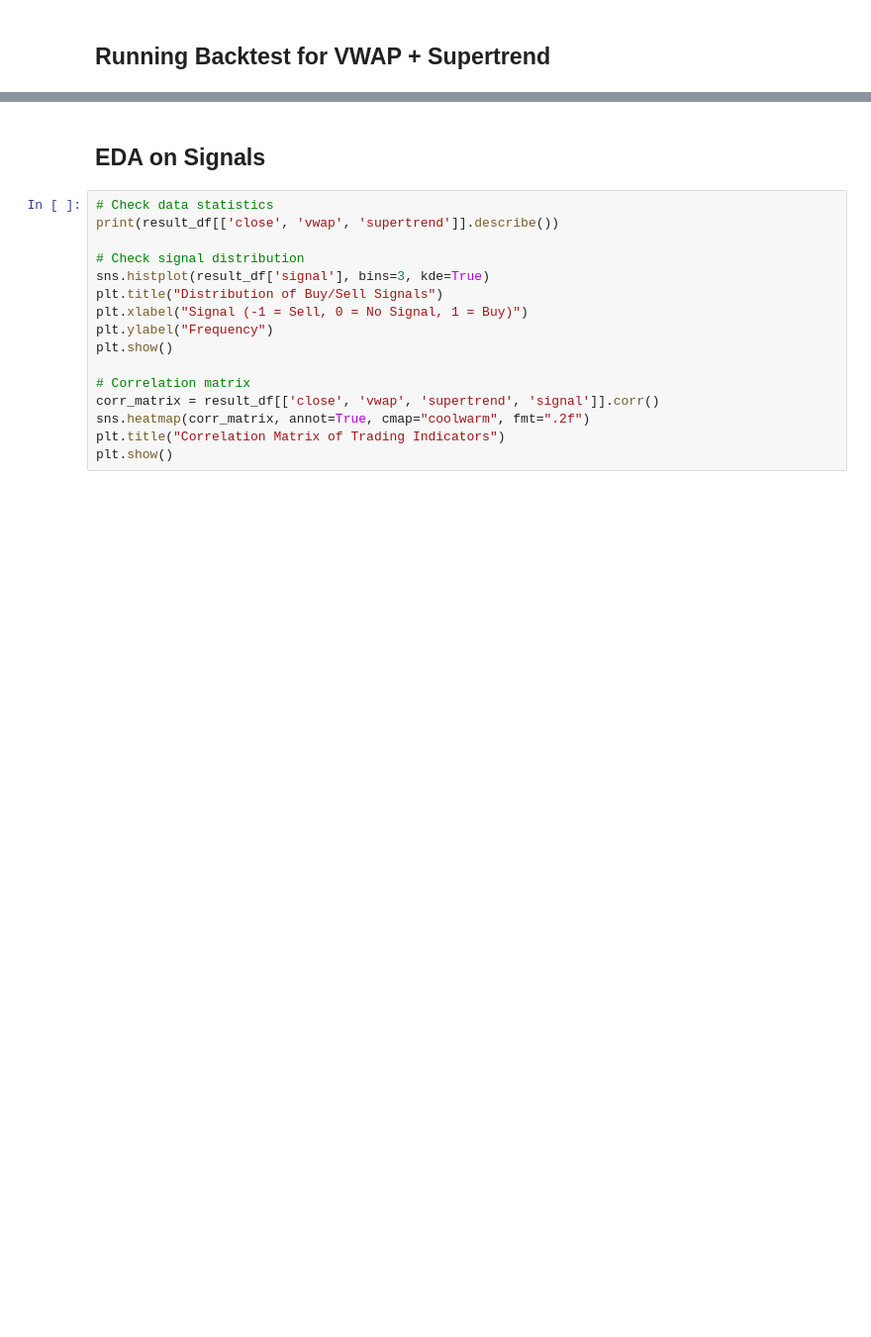
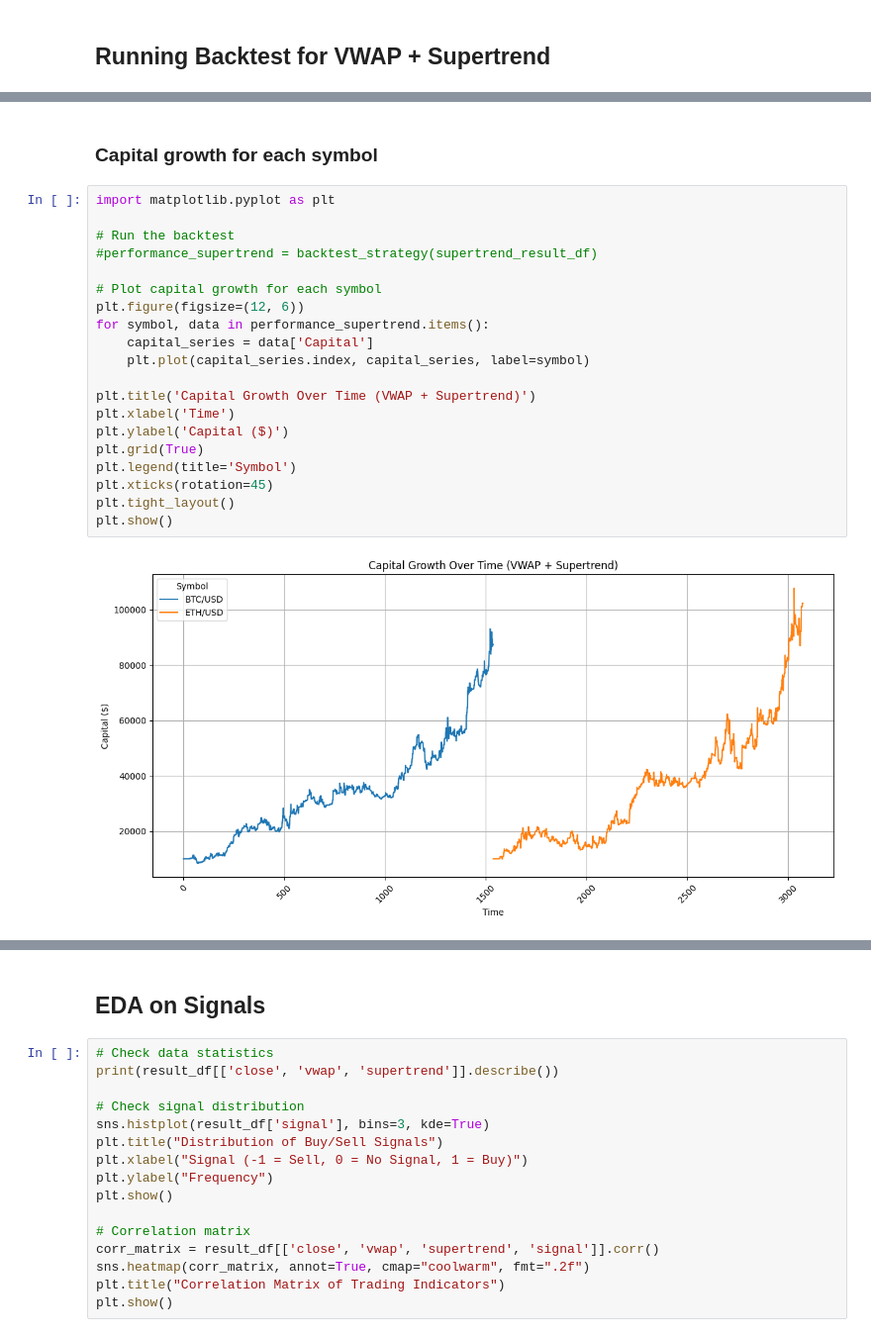
Before and after one commit to apostleoffinance/VWAP-ML-Portfolio-Optimization, a Jupyter notebook: notebooks/02_signal_generation.ipynb, the cells around one changed output, grey strips where cells are left out. Shown at 99% size. Saved outputs shown, nothing was run; the diff lists cells and outputs as text; blank space fills up the shorter version.

```diff
--- a/notebooks/02_signal_generation.ipynb
+++ b/notebooks/02_signal_generation.ipynb
@@ -349,0 +381,24 @@ dtype: float64
+# %% [markdown]
+### Capital growth for each symbol
+# %%
+import matplotlib.pyplot as plt
+
+# Run the backtest
+#performance_supertrend = backtest_strategy(supertrend_result_df)
+
+# Plot capital growth for each symbol
+plt.figure(figsize=(12, 6))
+for symbol, data in performance_supertrend.items():
+    capital_series = data['Capital']
+    plt.plot(capital_series.index, capital_series, label=symbol)
+
+plt.title('Capital Growth Over Time (VWAP + Supertrend)')
+plt.xlabel('Time')
+plt.ylabel('Capital ($)')
+plt.grid(True)
+plt.legend(title='Symbol')
+plt.xticks(rotation=45)
+plt.tight_layout()
+plt.show()
+# %% [output]
+[figure, added]
```
Also changed, not shown: parts of 14 cells of this notebook, 11 other files.
